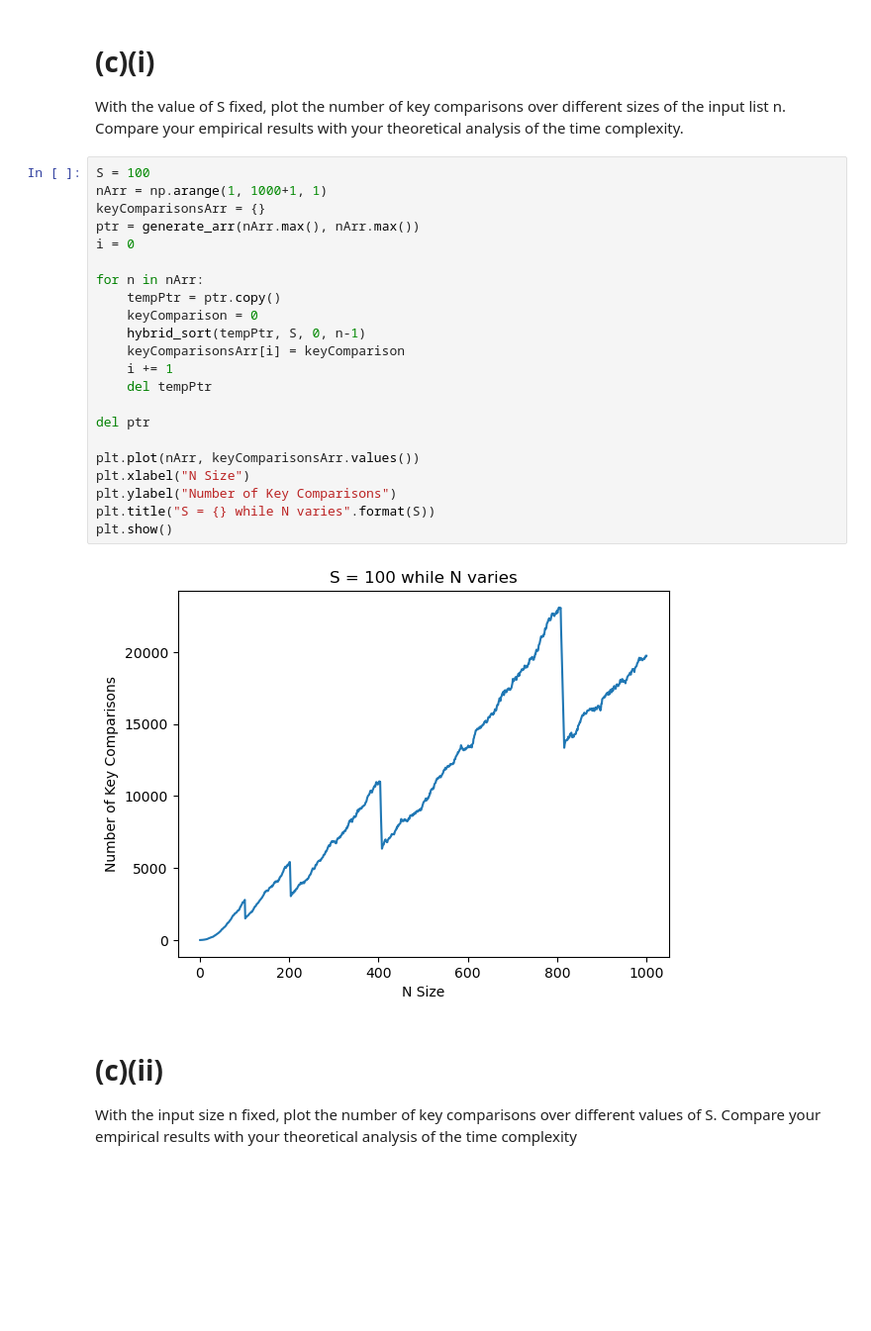
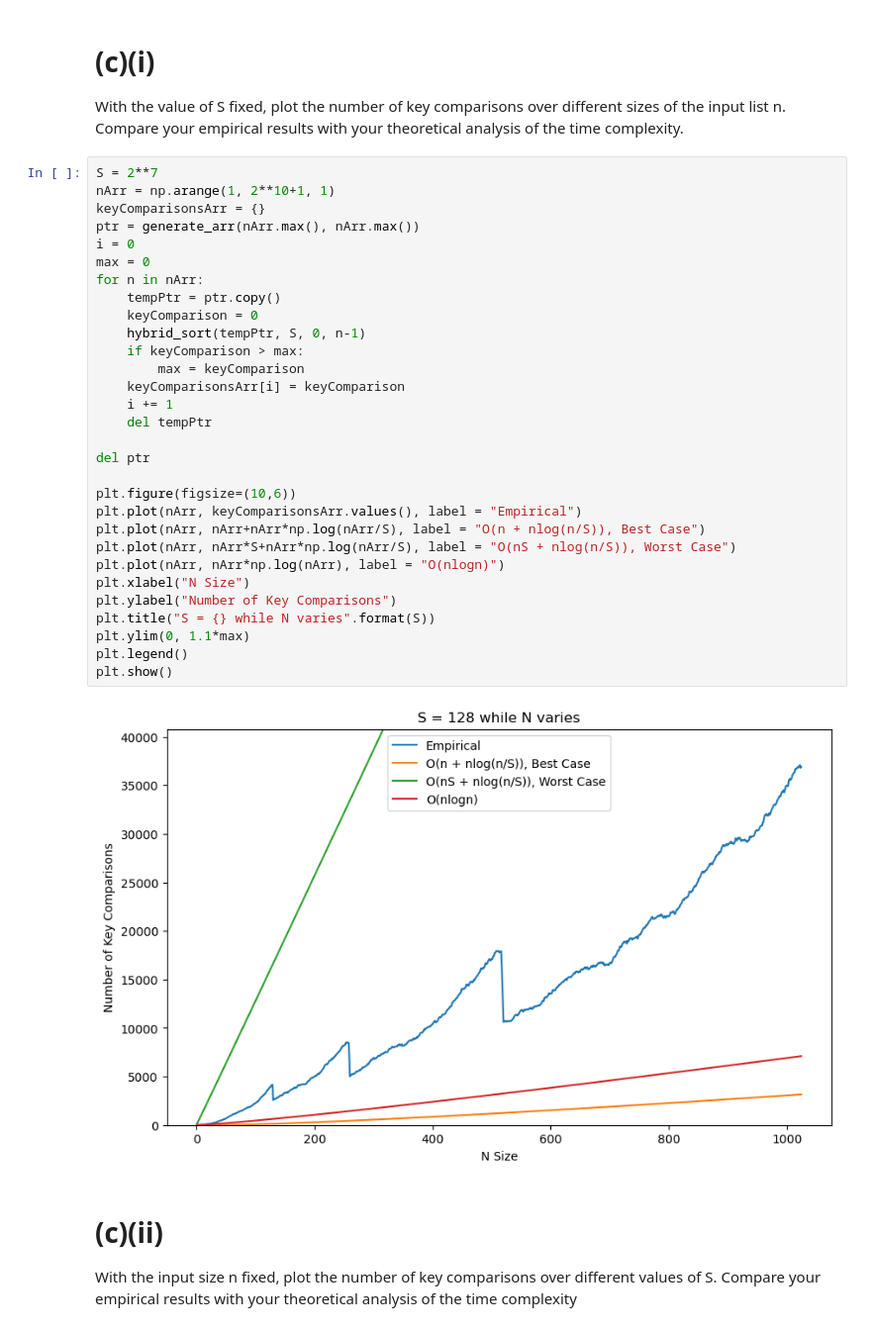
Before and after one commit to TiangSoonYong/SC2001-Team-7, a Jupyter notebook: Example 1/Example 1.ipynb, the cells around one changed output. Shown at 99% size. Drawn from its saved outputs; the diff is of its cells as text; blank space fills up the shorter version.

```diff
--- a/Example 1/Example 1.ipynb
+++ b/Example 1/Example 1.ipynb
@@ -165,29 +165,37 @@ import matplotlib.pyplot as plt
 # (c)(i)
 With the value of S fixed, plot the number of key comparisons over different sizes of the input list n. Compare your empirical results with your theoretical analysis of the time complexity.
 # %%
-S = 100
-nArr = np.arange(1, 1000+1, 1)
+S = 2**7
+nArr = np.arange(1, 2**10+1, 1)
 keyComparisonsArr = {}
 ptr = generate_arr(nArr.max(), nArr.max())
 i = 0
-
+max = 0
 for n in nArr:
     tempPtr = ptr.copy()
     keyComparison = 0
     hybrid_sort(tempPtr, S, 0, n-1)
+    if keyComparison > max:
+        max = keyComparison
     keyComparisonsArr[i] = keyComparison
     i += 1
     del tempPtr
 
 del ptr
 
-plt.plot(nArr, keyComparisonsArr.values())
+plt.figure(figsize=(10,6))
+plt.plot(nArr, keyComparisonsArr.values(), label = "Empirical")
+plt.plot(nArr, nArr+nArr*np.log(nArr/S), label = "O(n + nlog(n/S)), Best Case")
+plt.plot(nArr, nArr*S+nArr*np.log(nArr/S), label = "O(nS + nlog(n/S)), Worst Case")
+plt.plot(nArr, nArr*np.log(nArr), label = "O(nlogn)")
 plt.xlabel("N Size")
 plt.ylabel("Number of Key Comparisons")
 plt.title("S = {} while N varies".format(S))
+plt.ylim(0, 1.1*max)
+plt.legend()
 plt.show()
 # %% [output]
-[figure, old version]
+[figure, new version]
 # %% [markdown]
 # (c)(ii)
 With the input size n fixed, plot the number of key comparisons over different values of S. Compare your empirical results with your theoretical analysis of the time complexity
```
Also changed, not shown: parts of 5 cells of this notebook.
